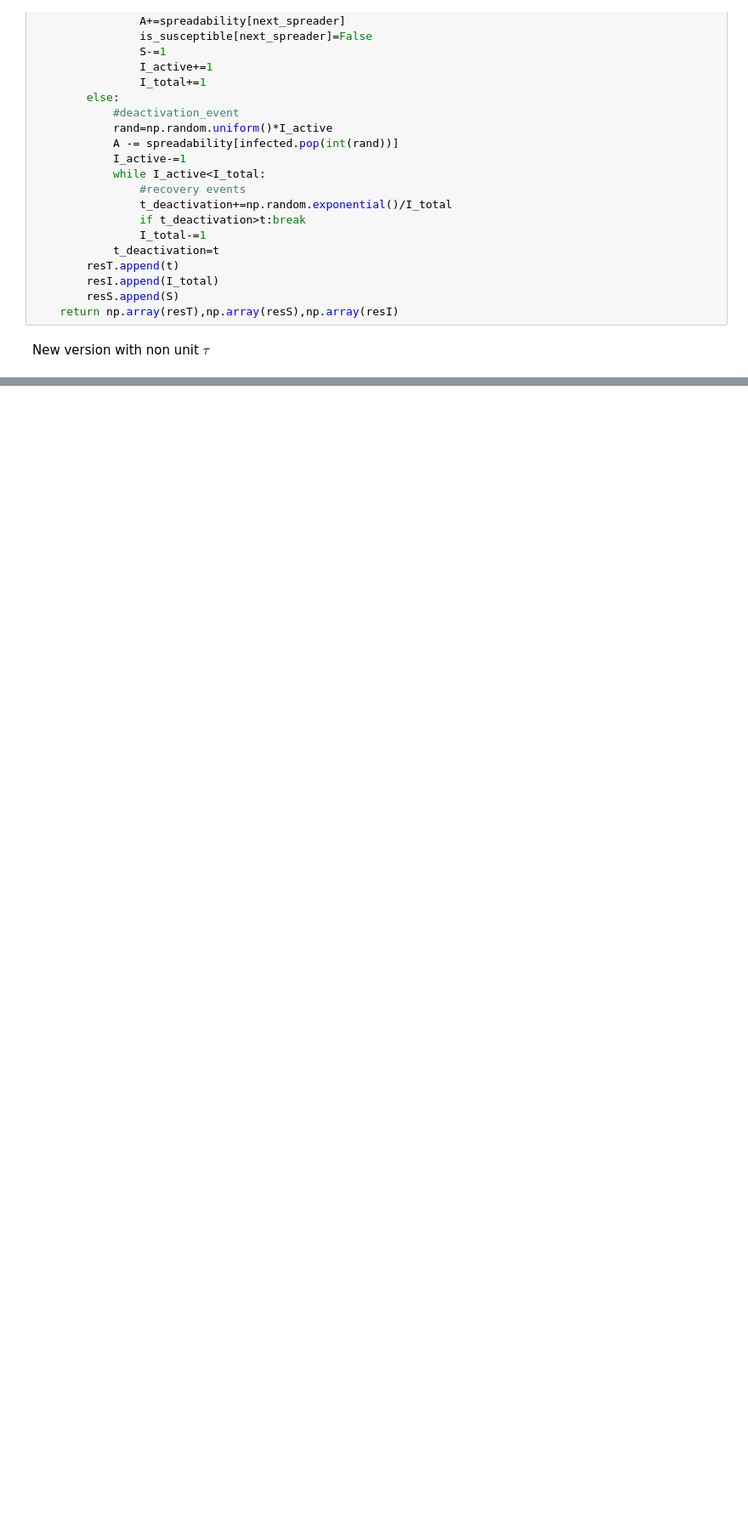
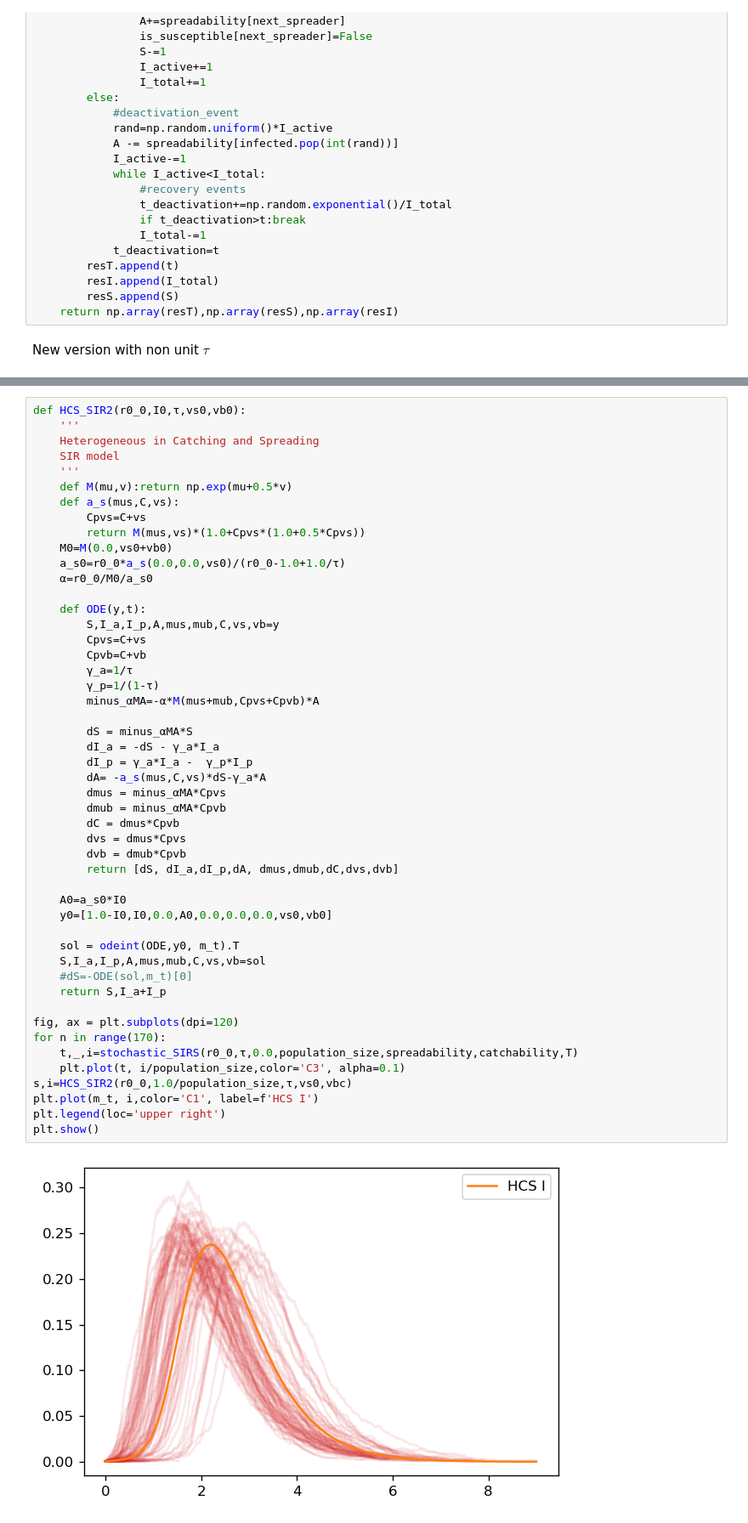
Before and after one commit to ivvaan/A-disease-spread-inhomogeneous-models, a Jupyter notebook: Stochastic_modelling_and_lineages_distribution.ipynb, the cells around one changed output, grey strips where cells are left out. Shown at 85% size. Drawn from its saved outputs; the diff is of its cells as text; blank space fills up the shorter version.

```diff
--- a/Stochastic_modelling_and_lineages_distribution.ipynb
+++ b/Stochastic_modelling_and_lineages_distribution.ipynb
@@ -236,0 +320,51 @@ plt.show()
+# %%
+def HCS_SIR2(r0_0,I0,τ,vs0,vb0):
+    '''
+    Heterogeneous in Catching and Spreading
+    SIR model
+    '''
+    def M(mu,v):return np.exp(mu+0.5*v)
+    def a_s(mus,C,vs):
+        Cpvs=C+vs
+        return M(mus,vs)*(1.0+Cpvs*(1.0+0.5*Cpvs))
+    M0=M(0.0,vs0+vb0)
+    a_s0=r0_0*a_s(0.0,0.0,vs0)/(r0_0-1.0+1.0/τ)
+    α=r0_0/M0/a_s0
+
+    def ODE(y,t):
+        S,I_a,I_p,A,mus,mub,C,vs,vb=y
+        Cpvs=C+vs
+        Cpvb=C+vb
+        γ_a=1/τ
+        γ_p=1/(1-τ)
+        minus_αMA=-α*M(mus+mub,Cpvs+Cpvb)*A
+
+        dS = minus_αMA*S
+        dI_a = -dS - γ_a*I_a
+        dI_p = γ_a*I_a -  γ_p*I_p
+        dA= -a_s(mus,C,vs)*dS-γ_a*A
+        dmus = minus_αMA*Cpvs
+        dmub = minus_αMA*Cpvb
+        dC = dmus*Cpvb
+        dvs = dmus*Cpvs
+        dvb = dmub*Cpvb
+        return [dS, dI_a,dI_p,dA, dmus,dmub,dC,dvs,dvb]
+
+    A0=a_s0*I0
+    y0=[1.0-I0,I0,0.0,A0,0.0,0.0,0.0,vs0,vb0]
+
+    sol = odeint(ODE,y0, m_t).T
+    S,I_a,I_p,A,mus,mub,C,vs,vb=sol
+    #dS=-ODE(sol,m_t)[0]
+    return S,I_a+I_p
+
+fig, ax = plt.subplots(dpi=120)
+for n in range(170):
+    t,_,i=stochastic_SIRS(r0_0,τ,0.0,population_size,spreadability,catchability,T)
+    plt.plot(t, i/population_size,color='C3', alpha=0.1)
+s,i=HCS_SIR2(r0_0,1.0/population_size,τ,vs0,vbc)
+plt.plot(m_t, i,color='C1', label=f'HCS I')
+plt.legend(loc='upper right')
+plt.show()
+# %% [output]
+[figure, added]
```
Also changed, not shown: parts of 16 cells of this notebook.
